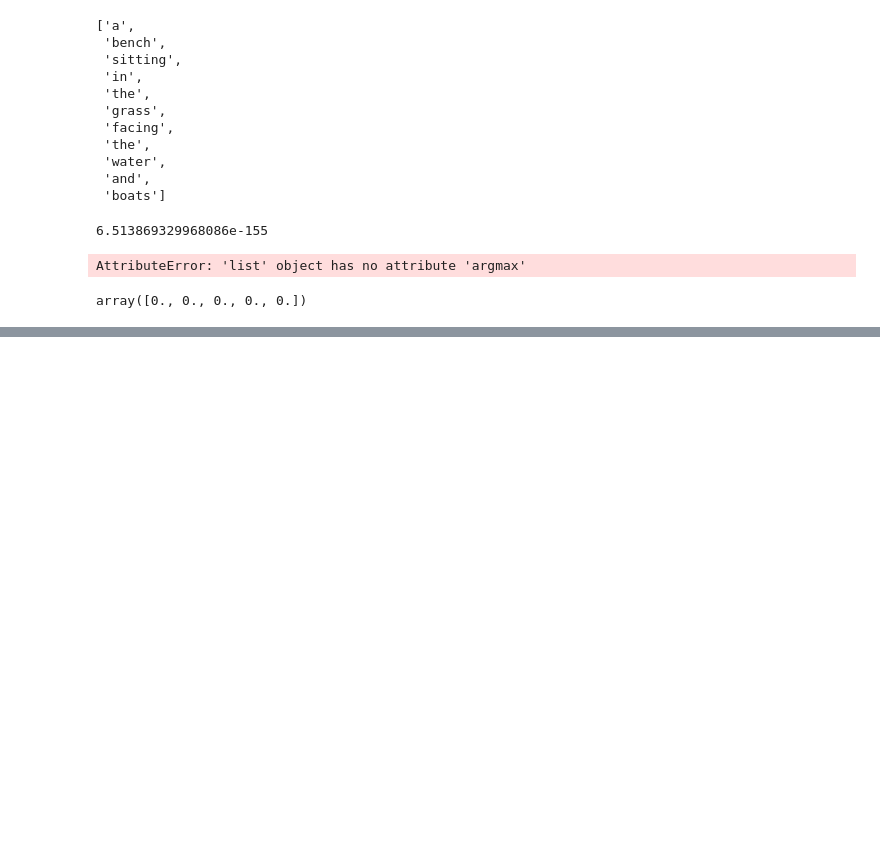
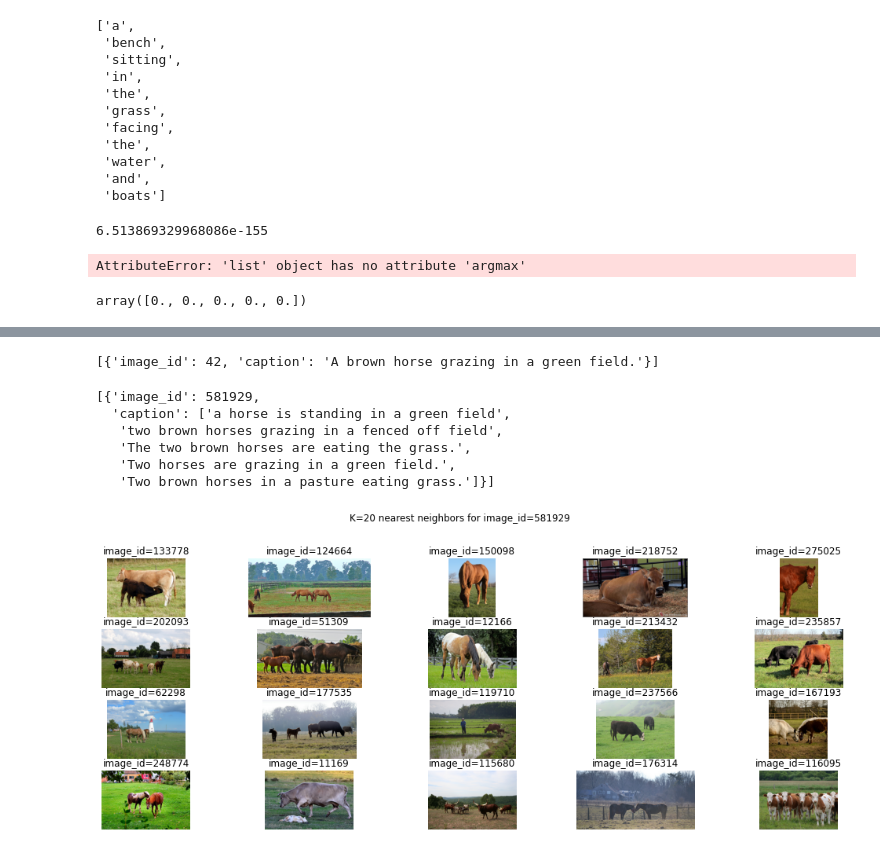
Before and after one commit to rhubarbwu/Image-Captioning, a Jupyter notebook: sandbox/Getting consensus caption.ipynb, the cells around one changed output, grey strips where cells are left out. Cells and saved outputs as stored; diff of their text form; code cells hidden in the pictures; blank space fills up the shorter version.

Commit message:
optimized consensus caption a bit

```diff
--- a/sandbox/Getting consensus caption.ipynb
+++ b/sandbox/Getting consensus caption.ipynb
@@ -234,0 +246,8 @@ array([0., 0., 0., 0., 0.])
+# %%
+train_ann_file = "../annotations/annotations_trainval2014/annotations/captions_val2014.json"
+load_knn = f"../nearest-neighbor/knn-models/knn_k=20_num_20000"
+# %%
+coco_dataset = CocoCaptions(
+        root="../data/val2014/val2014",
+        annFile= train_ann_file
+    )
@@ -234,0 +259,2 @@ array([0., 0., 0., 0., 0.])
+# %%
+capgen = CaptionGenerator(coco_dataset, k=20, early_stop=20000, load_knn=load_knn)
@@ -234,0 +275,30 @@ array([0., 0., 0., 0., 0.])
+# %%
+best_captions
+# %% [output]
+[{'image_id': 42, 'caption': 'A brown horse grazing in a green field.'}]
+# %%
+cap_map
+# %% [output]
+[{'image_id': 581929,
+  'caption': ['a horse is standing in a green field',
+   'two brown horses grazing in a fenced off field',
+   'The two brown horses are eating the grass.',
+   'Two horses are grazing in a green field.',
+   'Two brown horses in a pasture eating grass.']}]
+# %%
+nearest_neighbors = capgen.nearest_neighbors
+# %%
+columns = 5
+plt.figure(figsize=(18, 8))
+plt.suptitle(f"K=20 nearest neighbors for image_id={cap_map[0]['image_id']}")
+for i, img_id in enumerate(nearest_neighbors[0]):
+    url = capgen.coco.coco.imgs[img_id]['coco_url']
+    raw_img = Image.open(requests.get(url, stream=True).raw)
+
+    plt.subplot(int(len(nearest_neighbors[0]) / columns + 1), columns, i + 1)
+    plt.title(f'image_id={img_id}')
+    plt.axis('off')
+    plt.imshow(raw_img)
+plt.savefig("nn_k=20.png",bbox_inches='tight')
+# %% [output]
+[figure, added]
```
Also changed, not shown: parts of 6 cells of this notebook, 7 other files.
